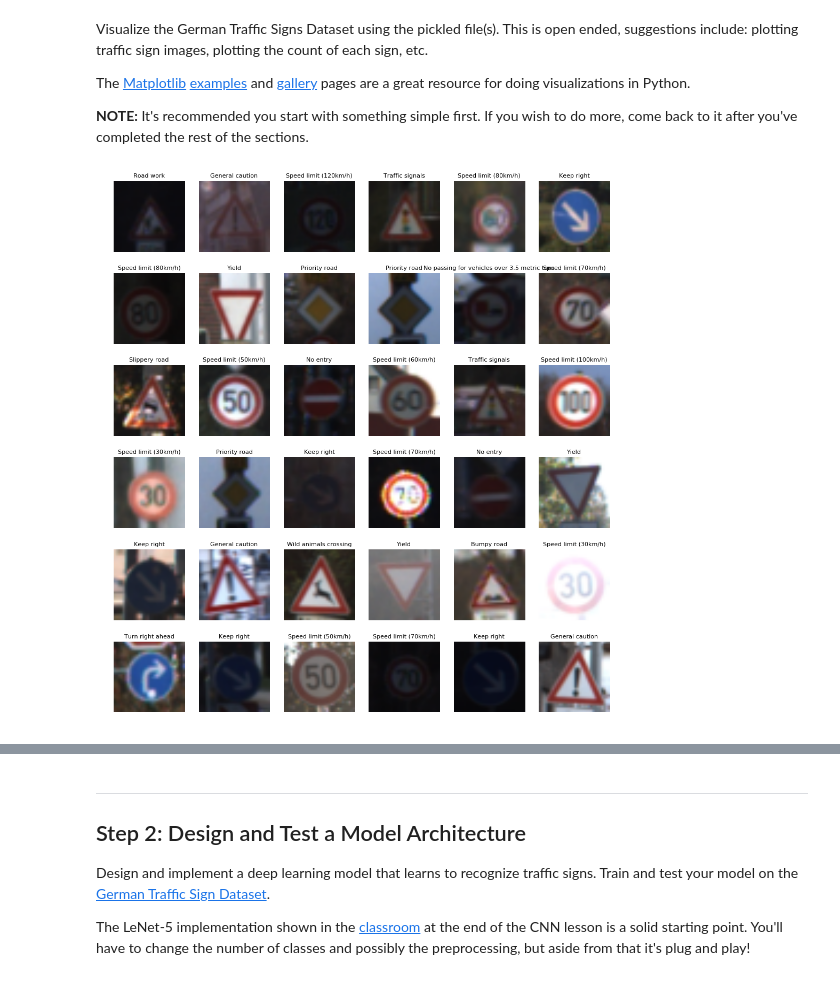
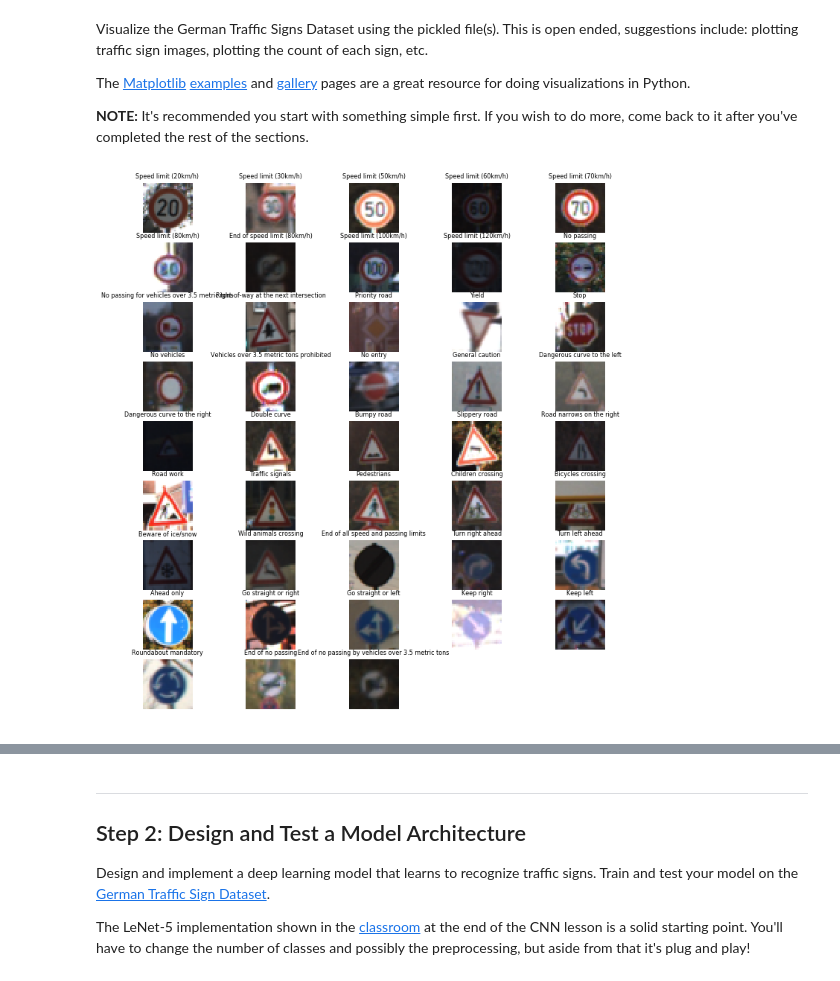
Before and after one commit to anandman/CarND-Traffic-Sign-Classifier-Project, a Jupyter notebook: Traffic_Sign_Classifier.ipynb, the cells around one changed output, grey strips where cells are left out. Drawn from its saved outputs; the diff is of its cells as text; code cells hidden in the pictures.

```diff
--- a/Traffic_Sign_Classifier.ipynb
+++ b/Traffic_Sign_Classifier.ipynb
@@ -65,10 +65,10 @@ n_train = X_train.shape[0]
 n_test = X_test.shape[0]
 
 # TODO: What's the shape of an traffic sign image?
-image_shape = X_train.shape[1:3]
+image_shape = X_train.shape[1:]
 
 # TODO: How many unique classes/labels there are in the dataset.
-n_classes = y_train.shape[0]+y_test.shape[0]+y_valid.shape[0]
+n_classes = np.unique(np.concatenate((y_train,y_test,y_valid))).size
 
 print("Number of training examples =", n_train)
 print("Number of testing examples =", n_test)
@@ -90,28 +90,33 @@ The [Matplotlib](http://matplotlib.org/) [examples](http://matplotlib.org/exampl
 # %%
 ### Data exploration visualization code goes here.
 ### Feel free to use as many code cells as needed.
 import random
 import pandas as pd
 import matplotlib.pyplot as plt
+import numpy as np
 # Visualizations will be shown in the notebook.
 %matplotlib inline
 
 sn = pd.read_csv('signnames.csv')
 signnames = list(sn.SignName)
 
 def show_image(location, title, img):
     plt.subplot(*location)
     plt.title(title,fontsize=8)
     plt.axis('off')
     if len(img.shape) == 3:
         plt.imshow(img)
     else:
         plt.imshow(img, cmap='gray')
 
 plt.figure(figsize=(12,13))
 
-for n,index in enumerate(random.sample(range(0, len(X_train)),36)):
-    image = X_train[index]
-    show_image((6, 6, n+1), signnames[y_train[index]], image)
+#for n,index in enumerate(random.sample(range(0, len(X_train)),36)):
+#    image = X_train[index]
+#    show_image((6, 6, n+1), signnames[y_train[index]], image)
+
+for sign in range(n_classes):
+    [index] = random.sample(list(np.where(y_train == sign)[0]),1)
+    show_image((9, 5, sign+1), signnames[sign], X_train[index])
 # %% [output]
-[figure, old version]
+[figure, new version]
```
Also changed, not shown: parts of 5 cells of this notebook.
